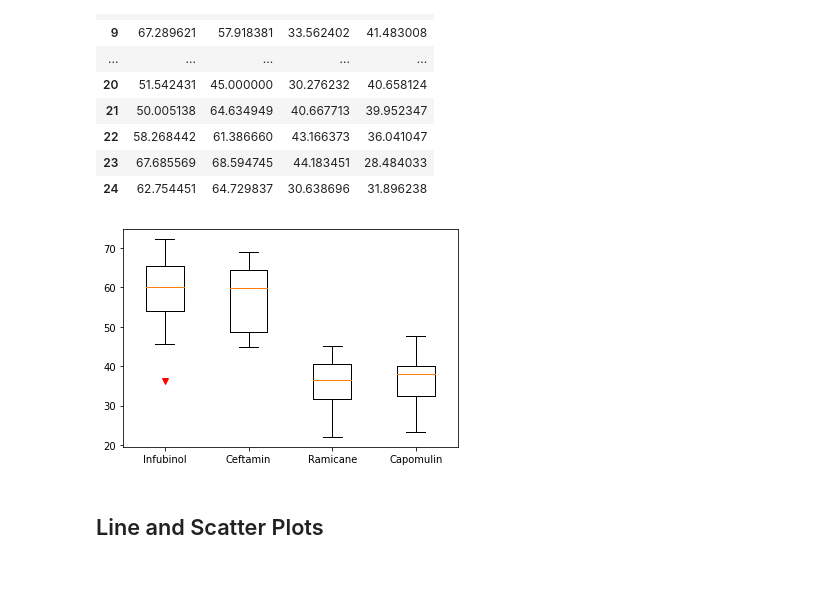
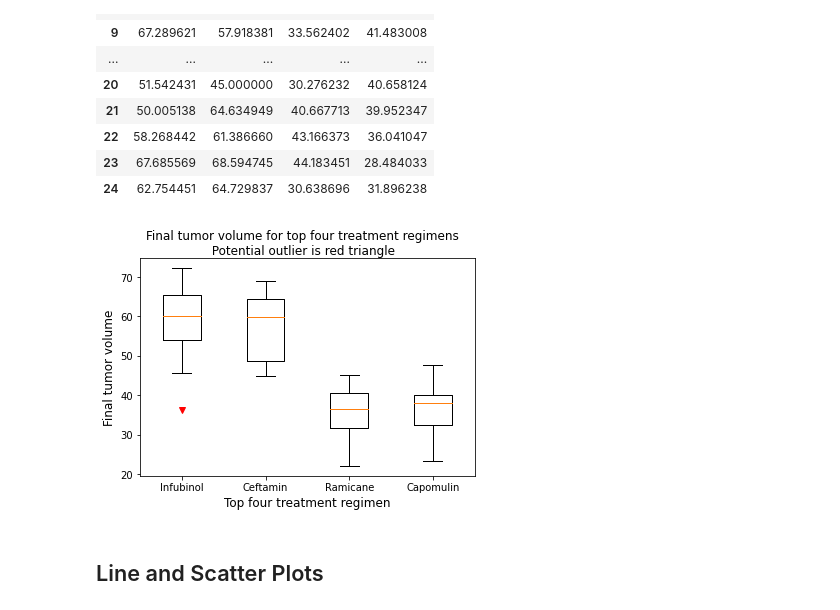
Before and after one commit to jMacProd/MatplotlibChallenge, a Jupyter notebook: Pymaceuticals/pymaceuticalsCOPY2.ipynb, the cells around one changed output. Cells and saved outputs as stored; diff of their text form; code cells hidden in the pictures; blank space fills up the shorter version.

```diff
--- a/Pymaceuticals/pymaceuticalsCOPY2.ipynb
+++ b/Pymaceuticals/pymaceuticalsCOPY2.ipynb
@@ -542,25 +551,15 @@ lastimetopfourCeftamin = lastimetopfour[(lastimetopfour["Drug Regimen"] == "Ceft
 # %%
 # Generate a box plot of the final tumor volume of each mouse across four regimens of interest
 
-#my_dict = {'ABC': [34.54, 34.345, 34.761], 'DEF': [34.541, 34.748, 34.482]}
-#create boxplot
-
-
-#df = pd.concat([CapomulinSeries, RamicaneSeries, InfubinolSeries, CeftaminSeries], axis=1)
-#df.columns = [topfourtreatmentslist]
-#ax = df.boxplot(grid=False, sym="rv")
-
-
-##### MY X LABELS ARE IN THE WRONG ORDER
-
-
-
 fig, ax = plt.subplots()
+fig.suptitle('Final tumor volume for top four treatment regimens\n Potential outlier is red triangle', fontsize=12)
 ax.boxplot(mylist, sym="rv")
 ax.set_xticklabels(topfourtreatmentslist)
+ax.set_xlabel('Top four treatment regimen', fontsize=12)
+ax.set_ylabel('Final tumor volume', fontsize=12)
 plt.show()
 # %% [output]
-[figure, old version]
+[figure, new version]
 # %%
 #I DO NOT NEED THIS ANYMORE*******
 # Generate a box plot of the final tumor volume of each mouse across four regimens of interest
```
Also changed, not shown: parts of 24 cells of this notebook, 2 other files.
